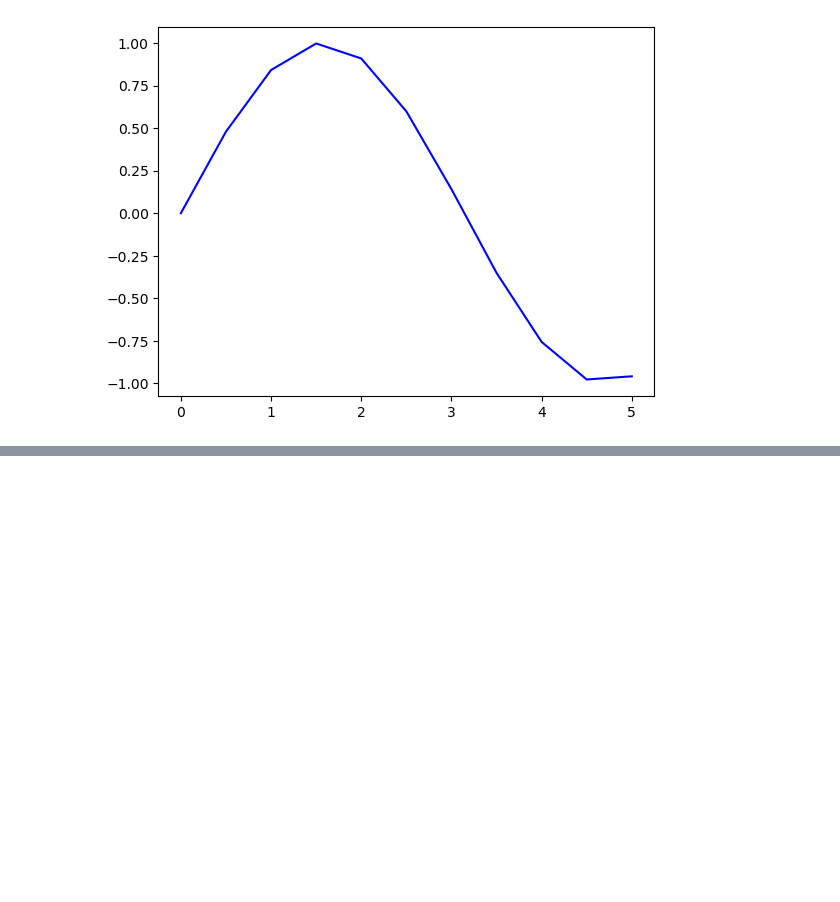
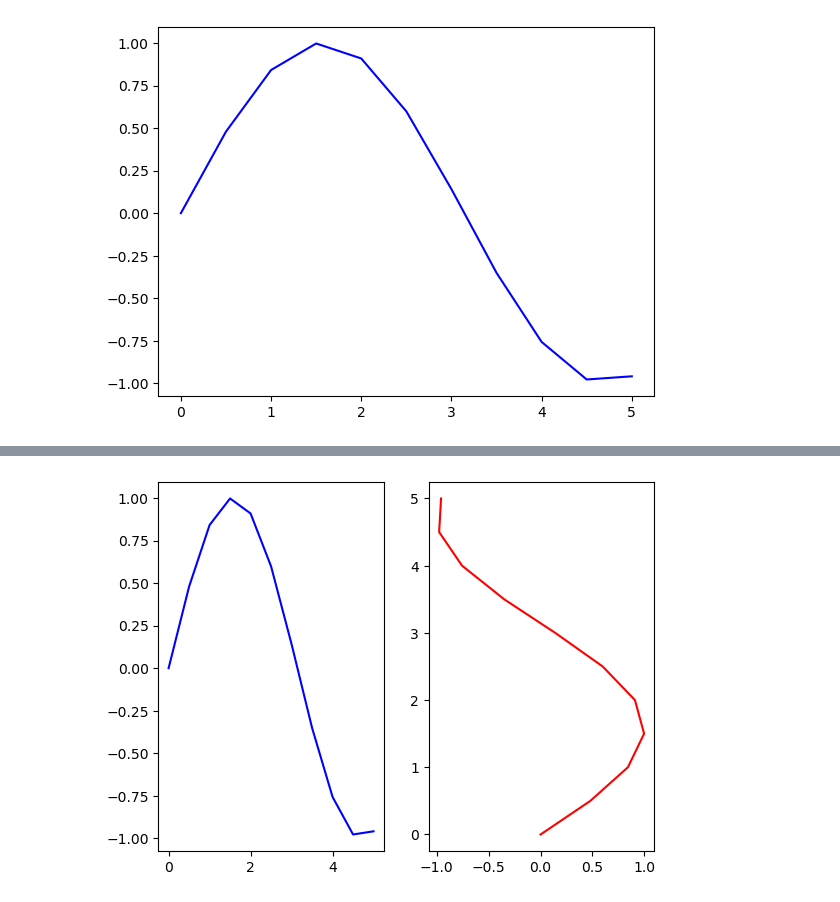
Before and after one commit to nilia2020/pyplot_seaborn_visual, a Jupyter notebook: matplotlib/OO_subplots.ipynb, the cells around one changed output, grey strips where cells are left out. Saved outputs shown, nothing was run; the diff lists cells and outputs as text; code cells hidden in the pictures; blank space fills up the shorter version.

```diff
--- a/matplotlib/OO_subplots.ipynb
+++ b/matplotlib/OO_subplots.ipynb
@@ -12,0 +20,7 @@ axes.plot(x,y,'b')
+# %%
+fig, (ax1,ax2) = plt.subplots(nrows=1, ncols=2)
+ax1.plot(x,y,'b')
+ax2.plot(y,x,'r')
+%matplotlib inline
+# %% [output]
+[figure, added]
```
Also changed, not shown: parts of 3 cells of this notebook, 1 other file.
